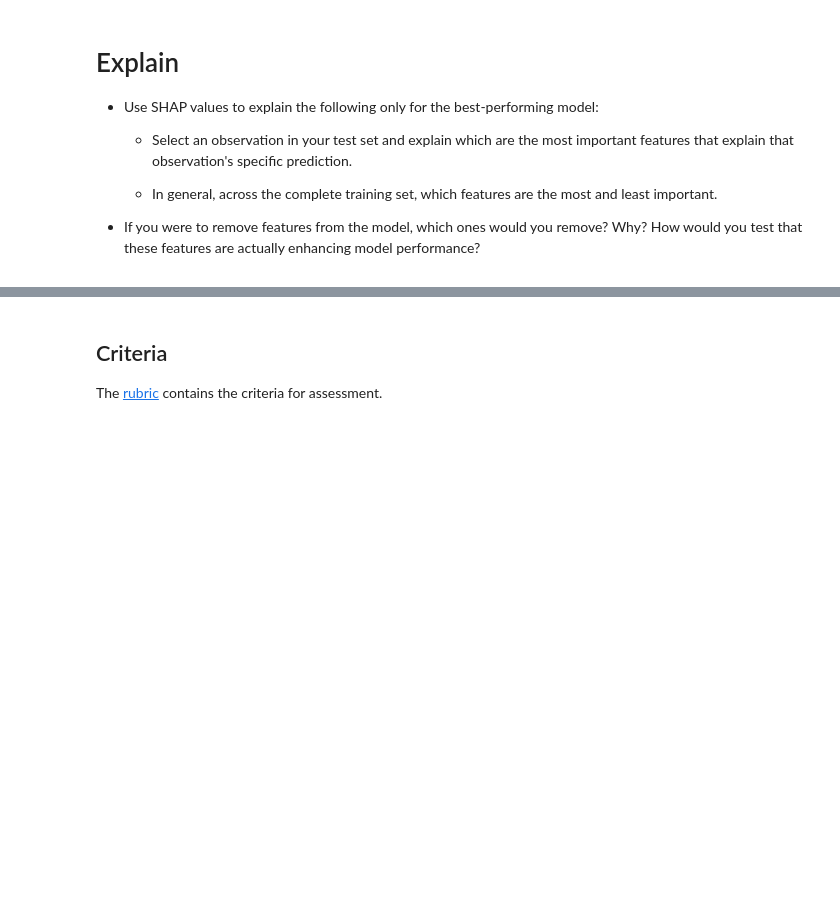
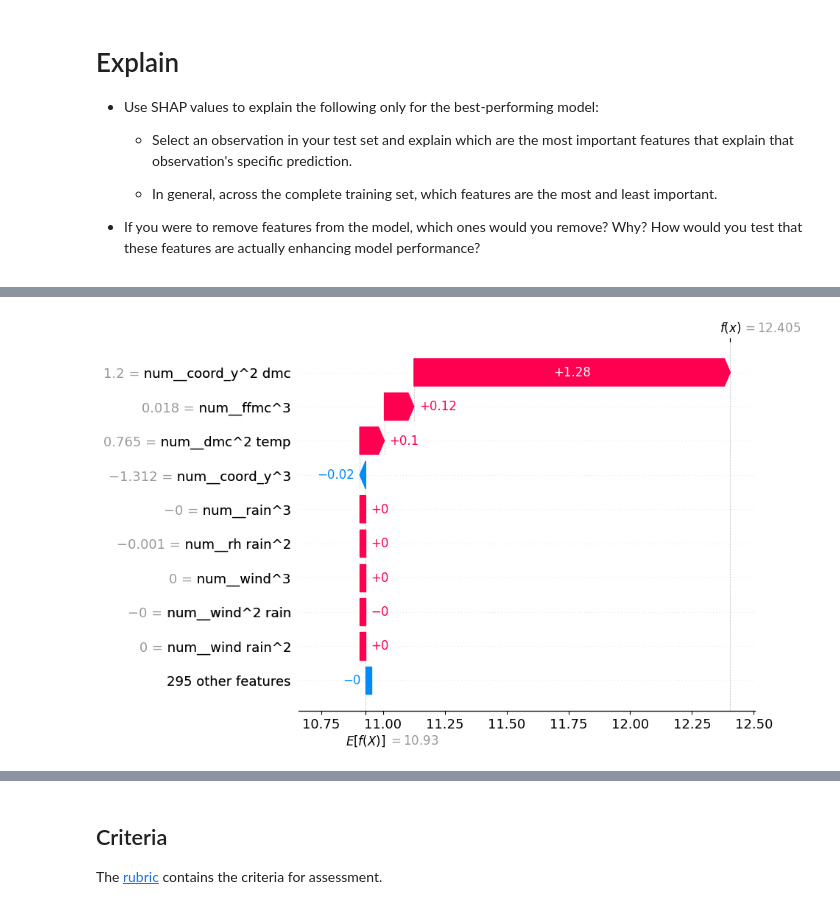
Before and after one commit to UofT-DSI/production, a Jupyter notebook: 02_activities/assignments/assignment_2.ipynb, the cells around one changed output, grey strips where cells are left out. Cells and saved outputs as stored; diff of their text form; code cells hidden in the pictures; blank space fills up the shorter version.

```diff
--- a/02_activities/assignments/assignment_2.ipynb
+++ b/02_activities/assignments/assignment_2.ipynb
@@ -147,0 +408,17 @@ Create a [model pipeline](https://scikit-learn.org/stable/modules/generated/skle
+# %%
+param_grid_D = {
+    'regressor__n_estimators': [200,500],
+    'regressor__learning_rate': [0.05,0.1]
+    }
+
+grid_cv_D = GridSearchCV(estimator=model_pipelineD,
+                            param_grid= param_grid_D,
+                            scoring='neg_root_mean_squared_error',
+                            cv= 5,
+                            n_jobs=1
+                            )
+
+grid_cv_D.fit(X_train, y_train)
+
+print('best params:', grid_cv_D.best_params_)
+print('best RMSE:', -grid_cv_D.best_score_)
@@ -147,0 +441,7 @@ Create a [model pipeline](https://scikit-learn.org/stable/modules/generated/skle
+# %%
+best_model = grid_cv_B.best_estimator_
+
+y_pred = best_model.predict(X_test)
+
+rmse_test = root_mean_squared_error(y_test, y_pred)
+print("Test RMSE:", rmse_test)
@@ -163,0 +475,21 @@ Create a [model pipeline](https://scikit-learn.org/stable/modules/generated/skle
+# %%
+import shap
+
+preprocessor = best_model.named_steps['preprocessing']
+model = best_model.named_steps['regressor']
+
+X_train_trans = preprocessor.transform(X_train)
+X_test_trans = preprocessor.transform(X_test)
+
+explainer = shap.LinearExplainer(
+    model,
+    X_train_trans,
+    feature_names= best_model.named_steps['preprocessing'].get_feature_names_out()
+)
+
+shap_values = explainer(X_test_trans)
+# %%
+i = 78
+shap.plots.waterfall(shap_values[i])
+# %% [output]
+[figure, added]
```
Also changed, not shown: parts of 25 cells of this notebook, 11 other files.
